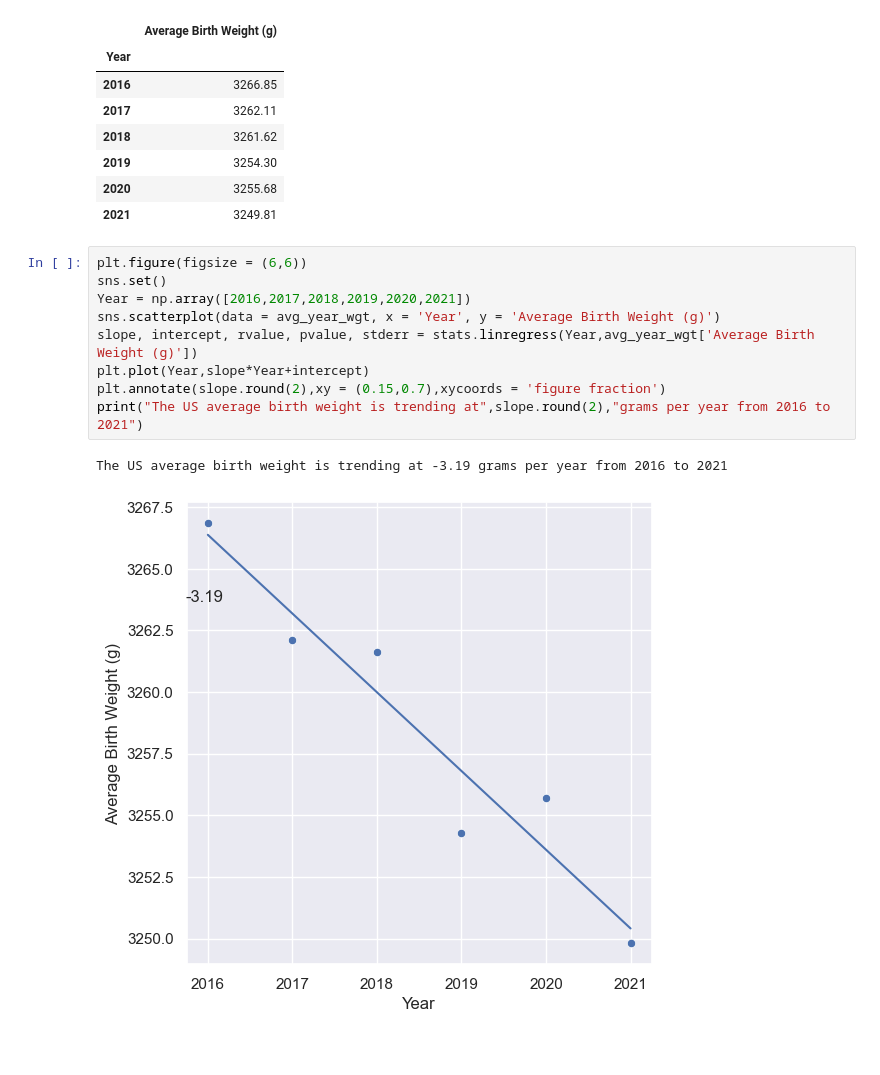
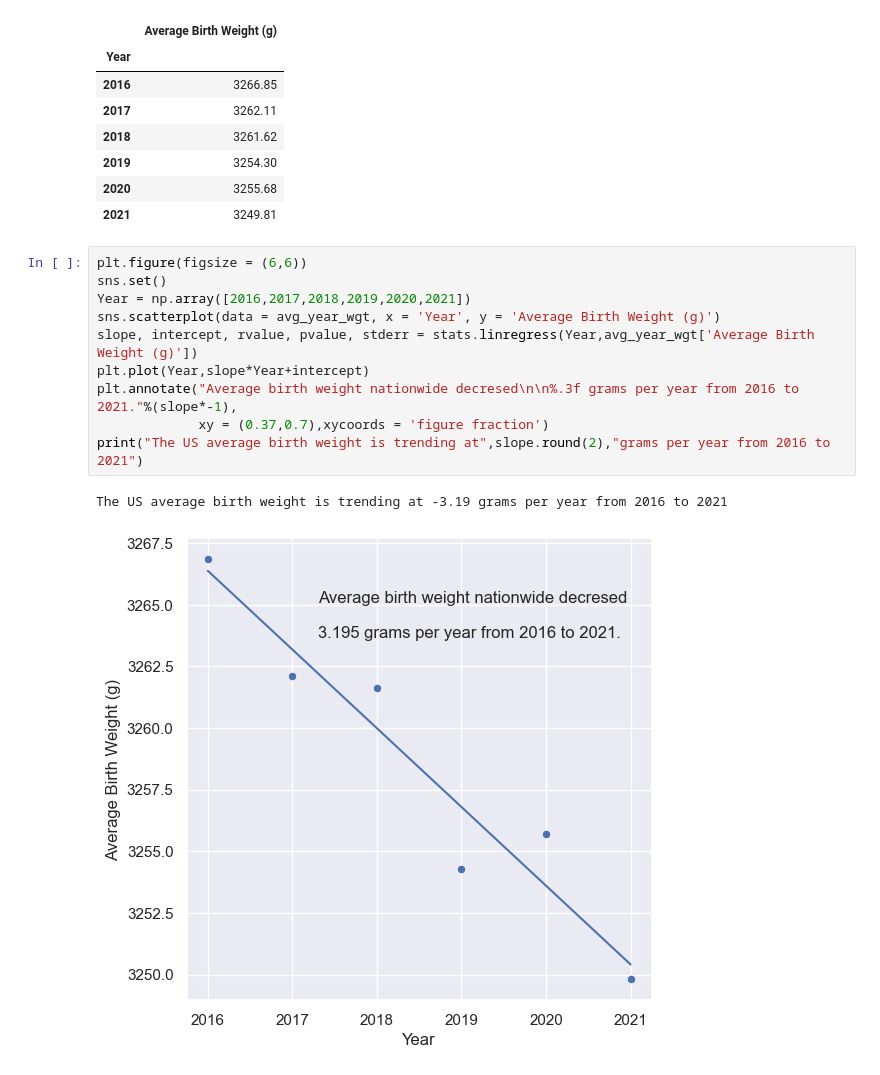
Before and after one commit to jLucas121/ISDA111, a Jupyter notebook: UsBirths.ipynb, the cells around one changed output. Drawn from its saved outputs; the diff is of its cells as text.

```diff
--- a/UsBirths.ipynb
+++ b/UsBirths.ipynb
@@ -276,12 +276,13 @@ avg_year_wgt.round(2)
 # %%
 plt.figure(figsize = (6,6))
 sns.set()
 Year = np.array([2016,2017,2018,2019,2020,2021])
 sns.scatterplot(data = avg_year_wgt, x = 'Year', y = 'Average Birth Weight (g)')
 slope, intercept, rvalue, pvalue, stderr = stats.linregress(Year,avg_year_wgt['Average Birth Weight (g)'])
 plt.plot(Year,slope*Year+intercept)
-plt.annotate(slope.round(2),xy = (0.15,0.7),xycoords = 'figure fraction')
+plt.annotate("Average birth weight nationwide decresed\n\n%.3f grams per year from 2016 to 2021."%(slope*-1),
+             xy = (0.37,0.7),xycoords = 'figure fraction')
 print("The US average birth weight is trending at",slope.round(2),"grams per year from 2016 to 2021")
 # %% [output]
 The US average birth weight is trending at -3.19 grams per year from 2016 to 2021
-[figure, old version]
+[figure, new version]
```
Also changed, not shown: parts of 2 cells of this notebook.
